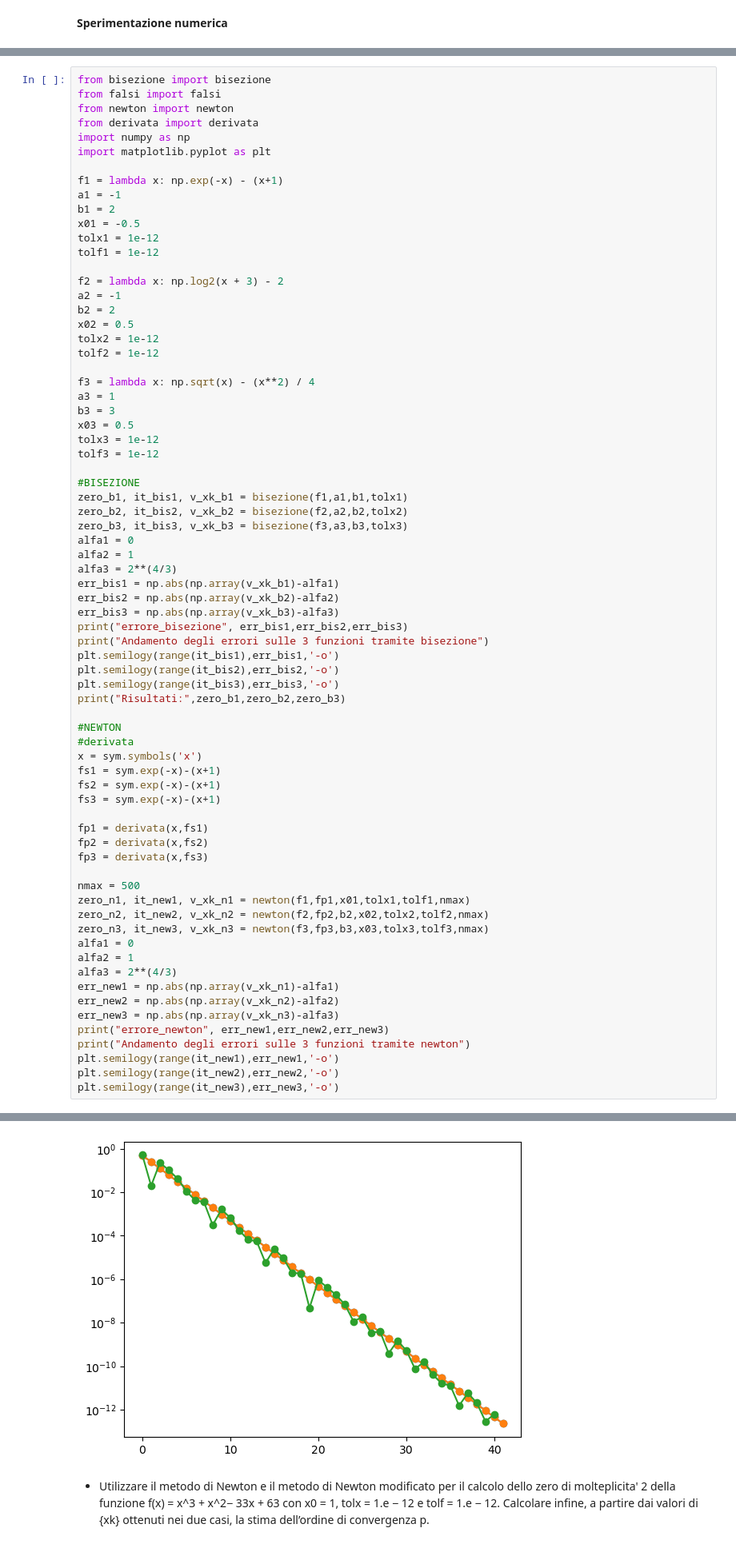
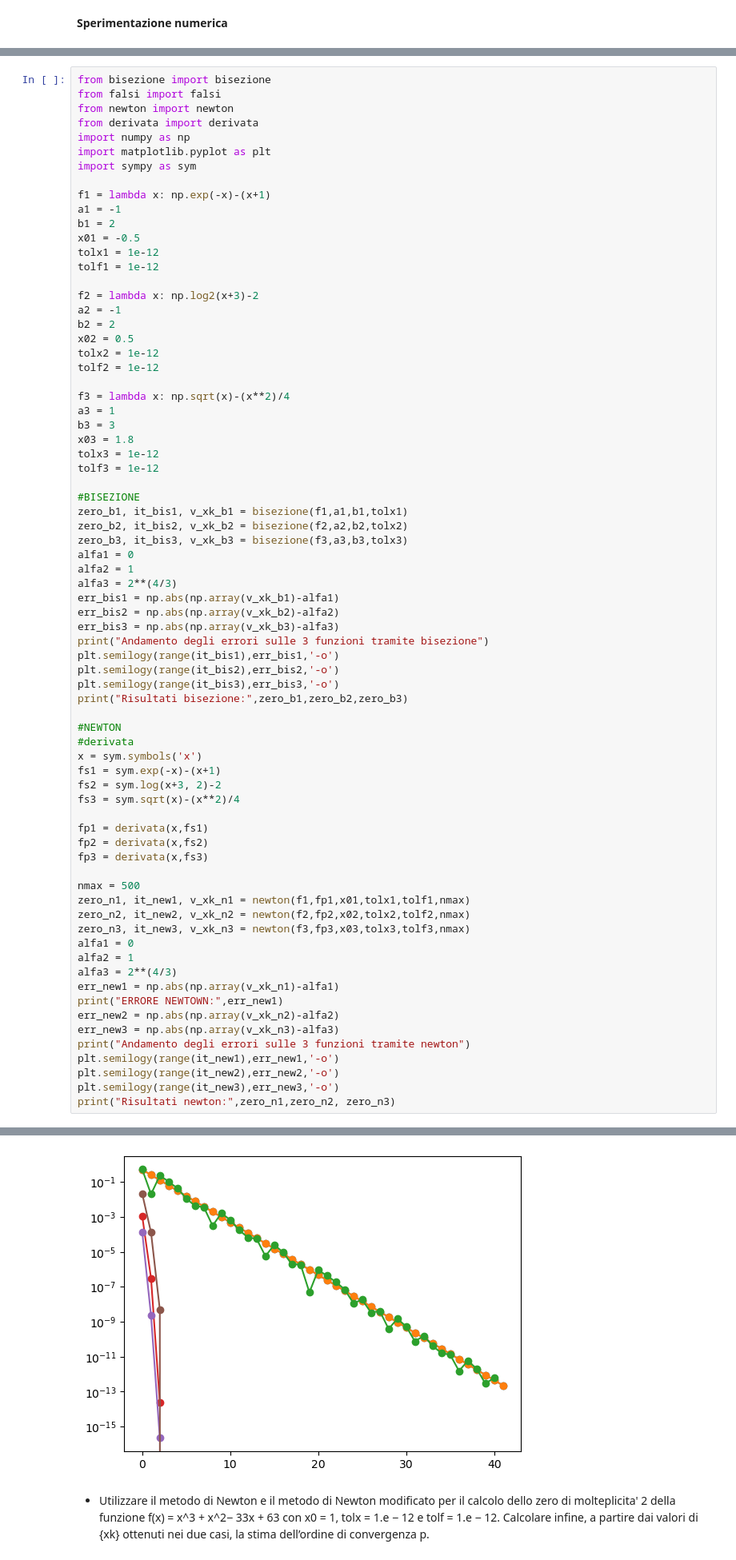
Before and after one commit to GiammaBigFishEngineer/MetodiNumericiLab, a Jupyter notebook: lab06/Esercitazione_6.ipynb, the cells around one changed output, grey strips where cells are left out. Shown at 80% size. Cells and saved outputs as stored; diff of their text form.

```diff
--- a/lab06/Esercitazione_6.ipynb
+++ b/lab06/Esercitazione_6.ipynb
@@ -153,25 +153,26 @@ from newton import newton
 from derivata import derivata
 import numpy as np
 import matplotlib.pyplot as plt
+import sympy as sym
 
-f1 = lambda x: np.exp(-x) - (x+1)
+f1 = lambda x: np.exp(-x)-(x+1)
 a1 = -1
 b1 = 2
 x01 = -0.5
 tolx1 = 1e-12
 tolf1 = 1e-12
 
-f2 = lambda x: np.log2(x + 3) - 2
+f2 = lambda x: np.log2(x+3)-2
 a2 = -1
 b2 = 2
 x02 = 0.5
 tolx2 = 1e-12
 tolf2 = 1e-12
 
-f3 = lambda x: np.sqrt(x) - (x**2) / 4
+f3 = lambda x: np.sqrt(x)-(x**2)/4
 a3 = 1
 b3 = 3
-x03 = 0.5
+x03 = 1.8
 tolx3 = 1e-12
 tolf3 = 1e-12
 
@@ -185,19 +186,18 @@ alfa3 = 2**(4/3)
 err_bis1 = np.abs(np.array(v_xk_b1)-alfa1)
 err_bis2 = np.abs(np.array(v_xk_b2)-alfa2)
 err_bis3 = np.abs(np.array(v_xk_b3)-alfa3)
-print("errore_bisezione", err_bis1,err_bis2,err_bis3)
 print("Andamento degli errori sulle 3 funzioni tramite bisezione")
 plt.semilogy(range(it_bis1),err_bis1,'-o')
 plt.semilogy(range(it_bis2),err_bis2,'-o')
 plt.semilogy(range(it_bis3),err_bis3,'-o')
-print("Risultati:",zero_b1,zero_b2,zero_b3)
+print("Risultati bisezione:",zero_b1,zero_b2,zero_b3)
 
 #NEWTON
 #derivata
 x = sym.symbols('x')
 fs1 = sym.exp(-x)-(x+1)
-fs2 = sym.exp(-x)-(x+1)
-fs3 = sym.exp(-x)-(x+1)
+fs2 = sym.log(x+3, 2)-2
+fs3 = sym.sqrt(x)-(x**2)/4
 
 fp1 = derivata(x,fs1)
 fp2 = derivata(x,fs2)
@@ -205,17 +205,18 @@ fp3 = derivata(x,fs3)
 
 nmax = 500
 zero_n1, it_new1, v_xk_n1 = newton(f1,fp1,x01,tolx1,tolf1,nmax)
-zero_n2, it_new2, v_xk_n2 = newton(f2,fp2,b2,x02,tolx2,tolf2,nmax)
-zero_n3, it_new3, v_xk_n3 = newton(f3,fp3,b3,x03,tolx3,tolf3,nmax)
+zero_n2, it_new2, v_xk_n2 = newton(f2,fp2,x02,tolx2,tolf2,nmax)
+zero_n3, it_new3, v_xk_n3 = newton(f3,fp3,x03,tolx3,tolf3,nmax)
 alfa1 = 0
 alfa2 = 1
 alfa3 = 2**(4/3)
 err_new1 = np.abs(np.array(v_xk_n1)-alfa1)
+print("ERRORE NEWTOWN:",err_new1)
 err_new2 = np.abs(np.array(v_xk_n2)-alfa2)
 err_new3 = np.abs(np.array(v_xk_n3)-alfa3)
-print("errore_newton", err_new1,err_new2,err_new3)
 print("Andamento degli errori sulle 3 funzioni tramite newton")
 plt.semilogy(range(it_new1),err_new1,'-o')
 plt.semilogy(range(it_new2),err_new2,'-o')
 plt.semilogy(range(it_new3),err_new3,'-o')
+print("Risultati newton:",zero_n1,zero_n2, zero_n3)
 # %% [output]
@@ -240,4 +231,4 @@ TypeError: 'int' object is not callable
-[figure, old version]
+[figure, new version]
 # %% [markdown]
 - Utilizzare il metodo di Newton e il metodo di Newton modificato per il calcolo
 dello zero di molteplicita' 2 della funzione f(x) =
```
Also changed, not shown: parts of 2 cells of this notebook, 1 other file.
